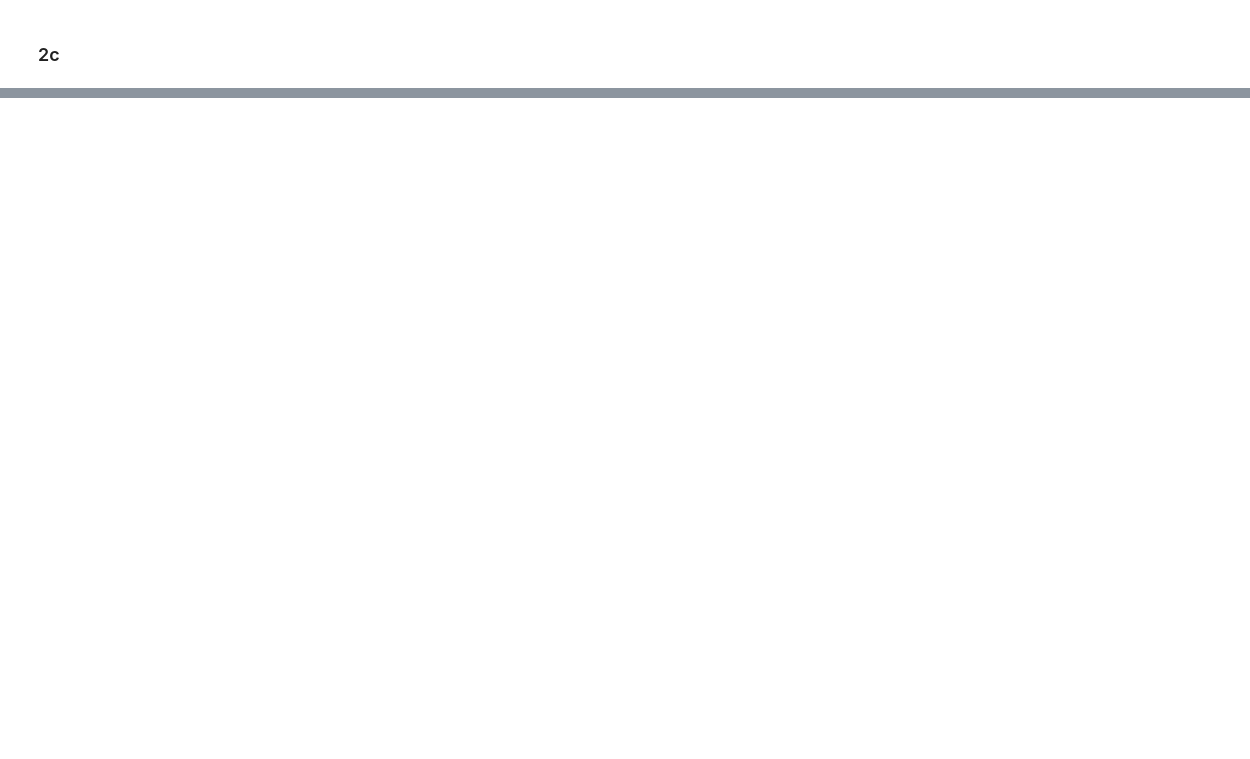
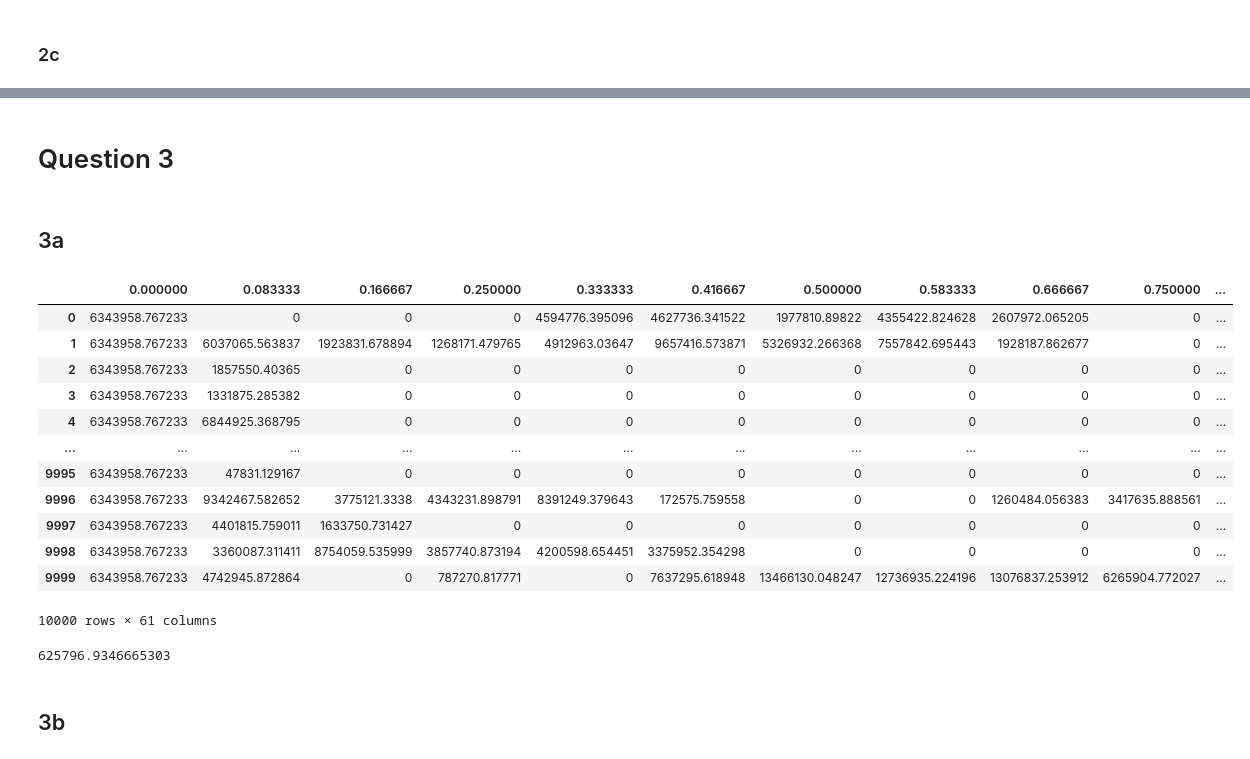
Before and after one commit to haileyvu9/CCSR, a Jupyter notebook: Assignment 3.ipynb, the cells around one changed output, grey strips where cells are left out. Saved outputs shown, nothing was run; the diff lists cells and outputs as text; code cells hidden in the pictures; blank space fills up the shorter version.

```diff
--- a/Assignment 3.ipynb
+++ b/Assignment 3.ipynb
@@ -534,0 +579,4 @@ cva
+# %% [markdown]
+# Question 3
+# %% [markdown]
+## 3a
@@ -534,0 +622,49 @@ cva
+# %%
+eqf_SX5E_new = pd.DataFrame(index=SX5E_new.index, columns=SX5E_new.columns)
+eqf_AEX_new = pd.DataFrame(index=SX5E_new.index, columns=SX5E_new.columns)
+# %%
+# Calculate exposure for EQ forward contract
+
+for i in range(eqf_SX5E_new.shape[0]):
+    for j in range(eqf_SX5E_new.shape[1]):
+        eqf_SX5E_new.iloc[i,j] = n_contracts_SX5E*np.exp(-r*(5-eqf_SX5E_new.columns[j]))*\
+        (SX5E_new.iloc[i,j]*np.exp((r-q)*(5-eqf_SX5E_new.columns[j]))-X_SX5E_fwd)
+
+for i in range(eqf_AEX_new.shape[0]):
+    for j in range(eqf_AEX_new.shape[1]):
+        eqf_AEX_new.iloc[i,j] = n_contracts_AEX*np.exp(-r*(5-eqf_AEX_new.columns[j]))*\
+        (AEX_new.iloc[i,j]*np.exp((r-q)*(5-eqf_AEX_new.columns[j]))-X_AEX_fwd)
+# %%
+# Calculate exposure for put option contract - Black Scholes
+p_SX5E_new = pd.DataFrame(index=SX5E_new.index, columns=SX5E_new.columns)
+p_AEX_new = pd.DataFrame(index=SX5E_new.index, columns=SX5E_new.columns)
+# Change only equity volatility => remain vol of put option
+for i in range(p_SX5E_new.shape[0]):
+    for j in range(p_SX5E_new.shape[1]):
+        tte = 5 - p_SX5E_new.columns[j]
+        p_SX5E_new.iloc[i,j] = put_value(SX5E_new.iloc[i,j], X_SX5E_put, tte, r, sigma, q) * n_contracts_SX5E
+
+for i in range(p_AEX_new.shape[0]):
+    for j in range(p_AEX_new.shape[1]):
+        tte = 5 - p_AEX_new.columns[j]
+        p_AEX_new.iloc[i,j] = put_value(AEX_new.iloc[i,j], X_AEX_put, tte, r, sigma, q) * n_contracts_AEX
+# %%
+# Netting all of the contracts
+netting_new = eqf_SX5E_new + eqf_AEX_new + p_SX5E_new + p_AEX_new
+positive_netting_new = np.maximum(netting_new, 0)
+# %%
+positive_netting_new
+# %% [output]
+|  | 0.000000 | 0.083333 | 0.166667 | 0.250000 | 0.333333 | 0.416667 | 0.500000 | 0.583333 | 0.666667 | 0.750000 | ... |
+| 0 | 6343958.767233 | 0 | 0 | 0 | 4594776.395096 | 4627736.341522 | 1977810.89822 | 4355422.824628 | 2607972.065205 | 0 | ... |
+| 1 | 6343958.767233 | 6037065.563837 | 1923831.678894 | 1268171.479765 | 4912963.03647 | 9657416.573871 | 5326932.266368 | 7557842.695443 | 1928187.862677 | 0 | ... |
+| 2 | 6343958.767233 | 1857550.40365 | 0 | 0 | 0 | 0 | 0 | 0 | 0 | 0 | ... |
+| 3 | 6343958.767233 | 1331875.285382 | 0 | 0 | 0 | 0 | 0 | 0 | 0 | 0 | ... |
+| 4 | 6343958.767233 | 6844925.368795 | 0 | 0 | 0 | 0 | 0 | 0 | 0 | 0 | ... |
+| ... | ... | ... | ... | ... | ... | ... | ... | ... | ... | ... | ... |
+| 9995 | 6343958.767233 | 47831.129167 | 0 | 0 | 0 | 0 | 0 | 0 | 0 | 0 | ... |
+| 9996 | 6343958.767233 | 9342467.582652 | 3775121.3338 | 4343231.898791 | 8391249.379643 | 172575.759558 | 0 | 0 | 1260484.056383 | 3417635.888561 | ... |
+| 9997 | 6343958.767233 | 4401815.759011 | 1633750.731427 | 0 | 0 | 0 | 0 | 0 | 0 | 0 | ... |
+| 9998 | 6343958.767233 | 3360087.311411 | 8754059.535999 | 3857740.873194 | 4200598.654451 | 3375952.354298 | 0 | 0 | 0 | 0 | ... |
+| 9999 | 6343958.767233 | 4742945.872864 | 0 | 787270.817771 | 0 | 7637295.618948 | 13466130.048247 | 12736935.224196 | 13076837.253912 | 6265904.772027 | ... |
+10000 rows × 61 columns
@@ -534,0 +714,6 @@ cva
+# %%
+cva_netting_sigma_new
+# %% [output]
+625796.9346665303
+# %% [markdown]
+## 3b
```
Also changed, not shown: parts of 44 cells of this notebook.
